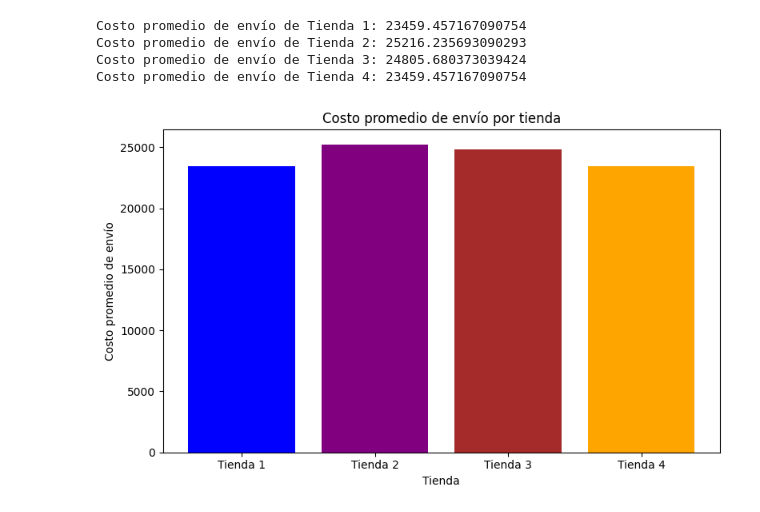
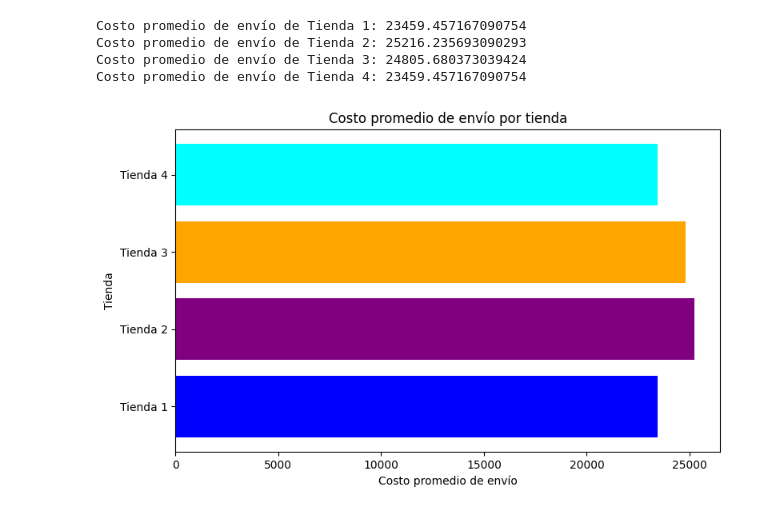
Before and after one commit to FerRamirez-cpu/challenge-data-science, a Jupyter notebook: AluraStoreLatam.ipynb, the cells around one changed output. Cells and saved outputs as stored; diff of their text form; code cells hidden in the pictures.

```diff
--- a/AluraStoreLatam.ipynb
+++ b/AluraStoreLatam.ipynb
@@ -228,21 +241,20 @@ Costo promedio de envío de Tienda 4: 23459.457167090754
 # %%
 total_promedios_envios = {
     "Tienda 1": tienda["Costo de envío"].mean(),
     "Tienda 2": tienda2["Costo de envío"].mean(),
     "Tienda 3": tienda3["Costo de envío"].mean(),
     "Tienda 4": tienda4["Costo de envío"].mean()
 }
 
 
 serie_promedios_envio= pd.Series(total_promedios_envios)
 
-# Crear la gráfica
 plt.figure(figsize=(8, 5))
-bars = plt.bar(serie_envio.index, serie_promedios_envio.values, color=["blue", "purple", "brown", "orange"])
+bars = plt.barh(serie_promedios_envio.index, serie_promedios_envio.values, color=["blue", "purple", "orange", "cyan"])
 plt.title("Costo promedio de envío por tienda")
-plt.xlabel("Tienda")
-plt.ylabel("Costo promedio de envío")
+plt.xlabel("Costo promedio de envío")
+plt.ylabel("Tienda")
 plt.tight_layout()
 plt.show()
 # %% [output]
-[figure, old version]
+[figure, new version]
```
Also changed, not shown: parts of 1 cell of this notebook.
